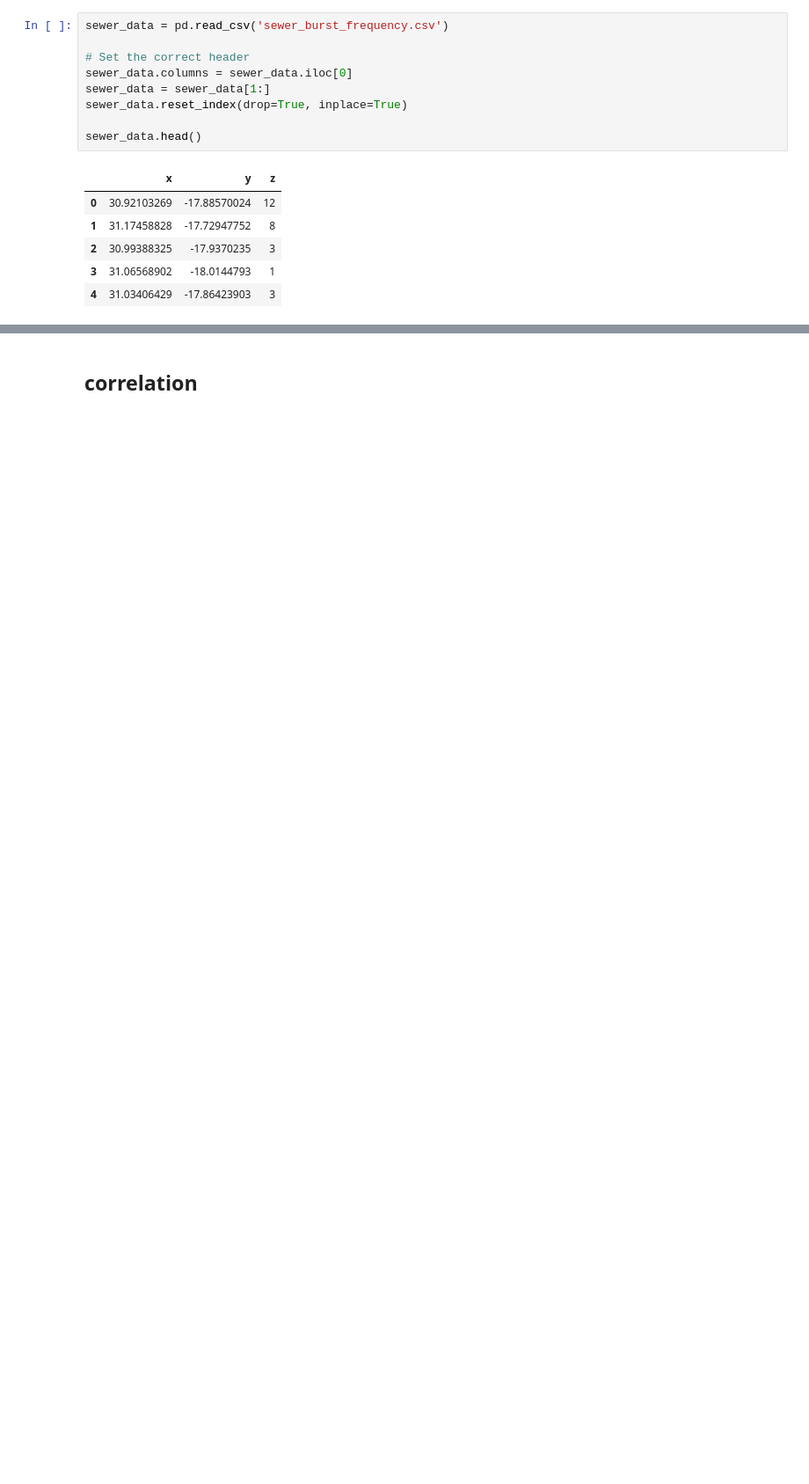
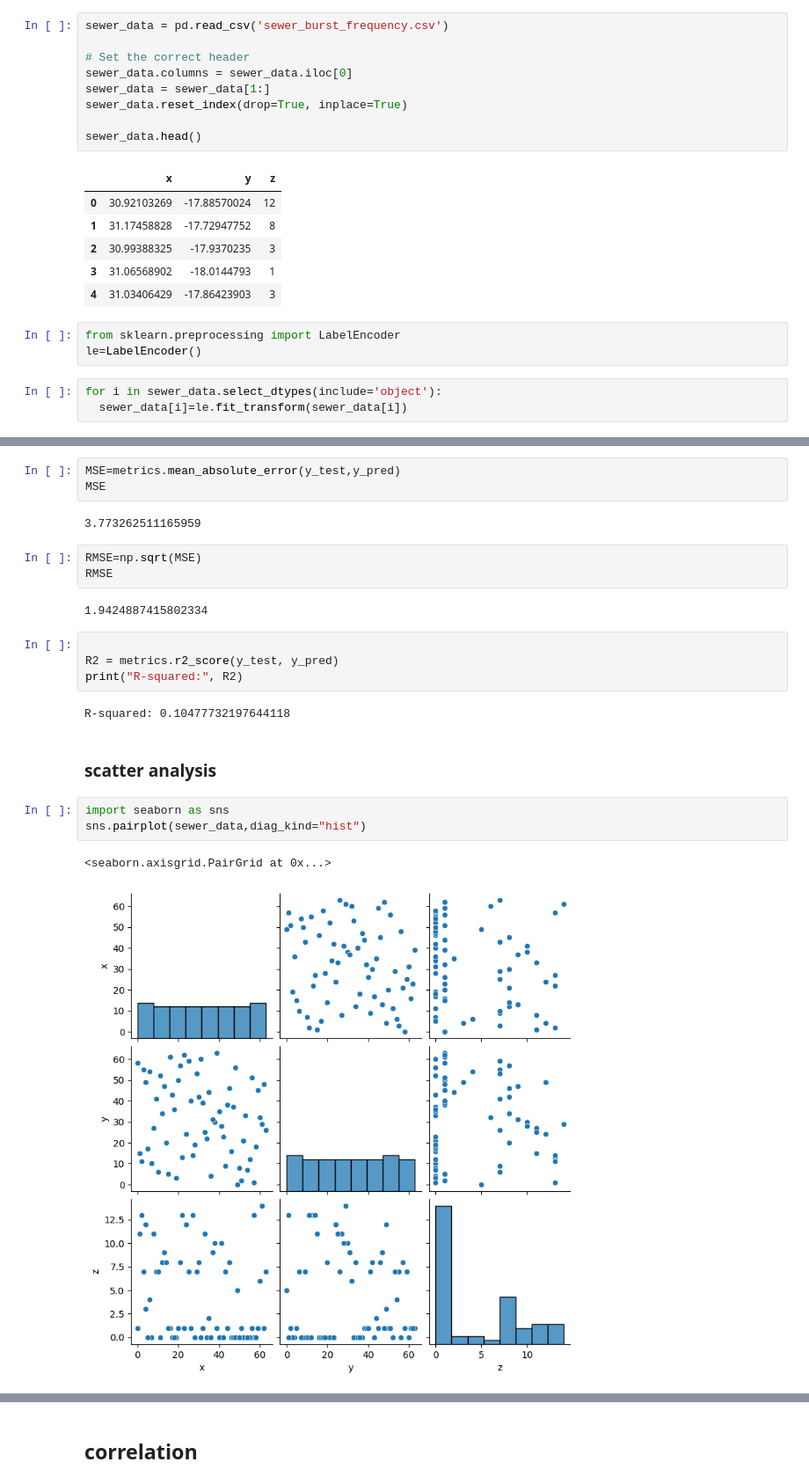
Before and after one commit to vishesh9131/Codes, a Jupyter notebook: python/p11/sewer/sewer.ipynb, the cells around one changed output, grey strips where cells are left out. Shown: that part at 88% size. Cells and saved outputs as stored; diff of their text form; blank space fills up the shorter version.

```diff
--- a/python/p11/sewer/sewer.ipynb
+++ b/python/p11/sewer/sewer.ipynb
@@ -22,3 +25,9 @@ sewer_data.head()
 | 2 | 30.99388325 | -17.9370235 | 3 |
 | 3 | 31.06568902 | -18.0144793 | 1 |
 | 4 | 31.03406429 | -17.86423903 | 3 |
+# %%
+from sklearn.preprocessing import LabelEncoder
+le=LabelEncoder()
+# %%
+for i in sewer_data.select_dtypes(include='object'):
+  sewer_data[i]=le.fit_transform(sewer_data[i])
@@ -24,0 +104,24 @@ sewer_data.head()
+# %%
+MSE=metrics.mean_absolute_error(y_test,y_pred)
+MSE
+# %% [output]
+3.773262511165959
+# %%
+RMSE=np.sqrt(MSE)
+RMSE
+# %% [output]
+1.9424887415802334
+# %%
+
+R2 = metrics.r2_score(y_test, y_pred)
+print("R-squared:", R2)
+# %% [output]
+R-squared: 0.10477732197644118
+# %% [markdown]
+### scatter analysis
+# %%
+import seaborn as sns
+sns.pairplot(sewer_data,diag_kind="hist")
+# %% [output]
+<seaborn.axisgrid.PairGrid at 0x...>
+[figure, added]
```
Also changed, not shown: parts of 23 cells of this notebook, 17 other files.
